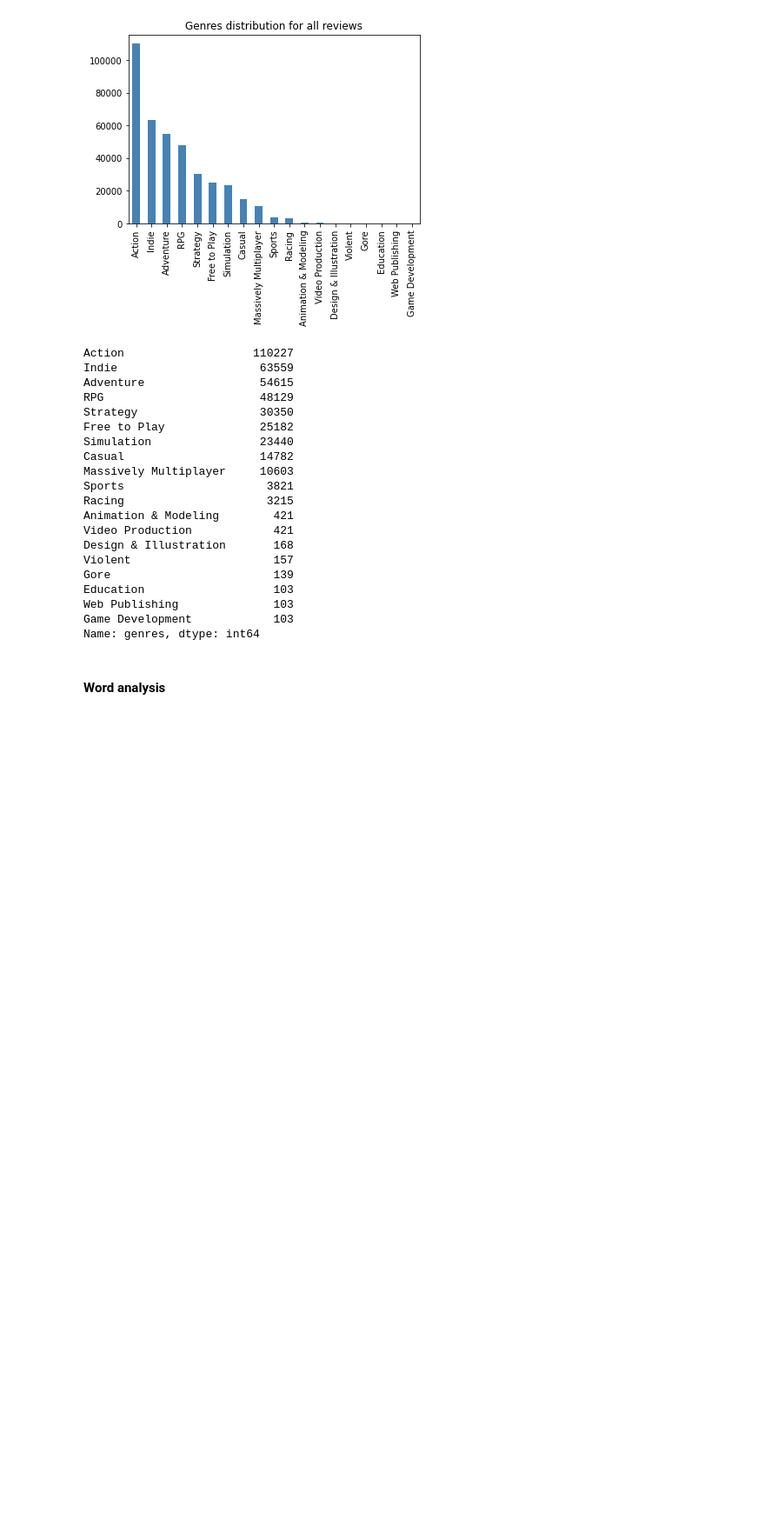
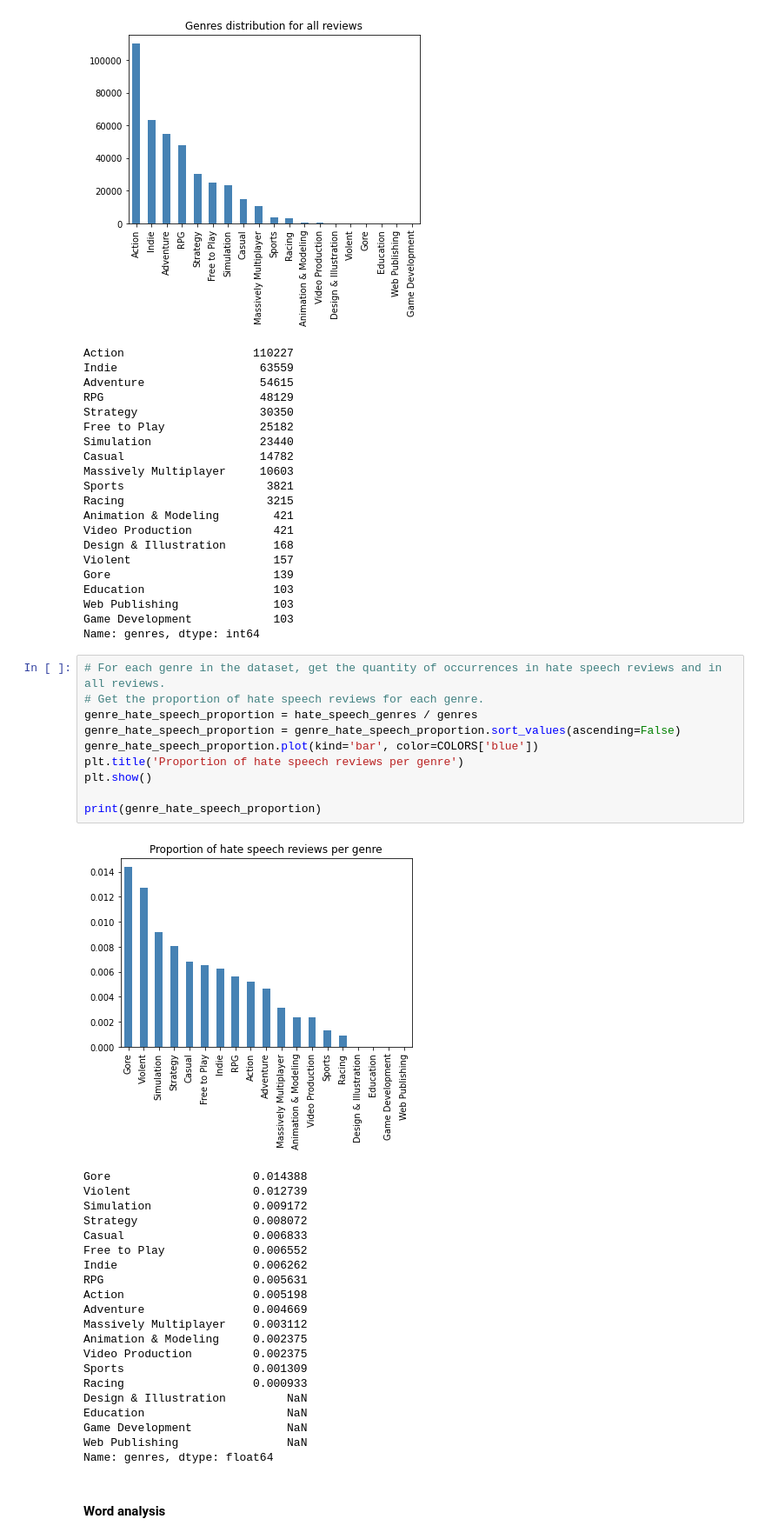
Before and after one commit to UFRJ-Lucas/ARS-ufrj-2024.1, a Jupyter notebook: ARS_reviews_analysis.ipynb, the cells around one changed output. Shown at 87% size. Cells and saved outputs as stored; diff of their text form; blank space fills up the shorter version.

Commit message:
adding proportions of genres

```diff
--- a/ARS_reviews_analysis.ipynb
+++ b/ARS_reviews_analysis.ipynb
@@ -298,6 +304,38 @@ Education                   103
 Web Publishing              103
 Game Development            103
 Name: genres, dtype: int64
+# %%
+# For each genre in the dataset, get the quantity of occurrences in hate speech reviews and in all reviews.
+# Get the proportion of hate speech reviews for each genre.
+genre_hate_speech_proportion = hate_speech_genres / genres
+genre_hate_speech_proportion = genre_hate_speech_proportion.sort_values(ascending=False)
+genre_hate_speech_proportion.plot(kind='bar', color=COLORS['blue'])
+plt.title('Proportion of hate speech reviews per genre')
+plt.show()
+
+print(genre_hate_speech_proportion)
+# %% [output]
+[figure, added]
+Gore                     0.014388
+Violent                  0.012739
+Simulation               0.009172
+Strategy                 0.008072
+Casual                   0.006833
+Free to Play             0.006552
+Indie                    0.006262
+RPG                      0.005631
+Action                   0.005198
+Adventure                0.004669
+Massively Multiplayer    0.003112
+Animation & Modeling     0.002375
+Video Production         0.002375
+Sports                   0.001309
+Racing                   0.000933
+Design & Illustration         NaN
+Education                     NaN
+Game Development              NaN
+Web Publishing                NaN
+Name: genres, dtype: float64
 # %% [markdown]
 #### Word analysis
 # %%
```
Also changed, not shown: parts of 8 cells of this notebook.
